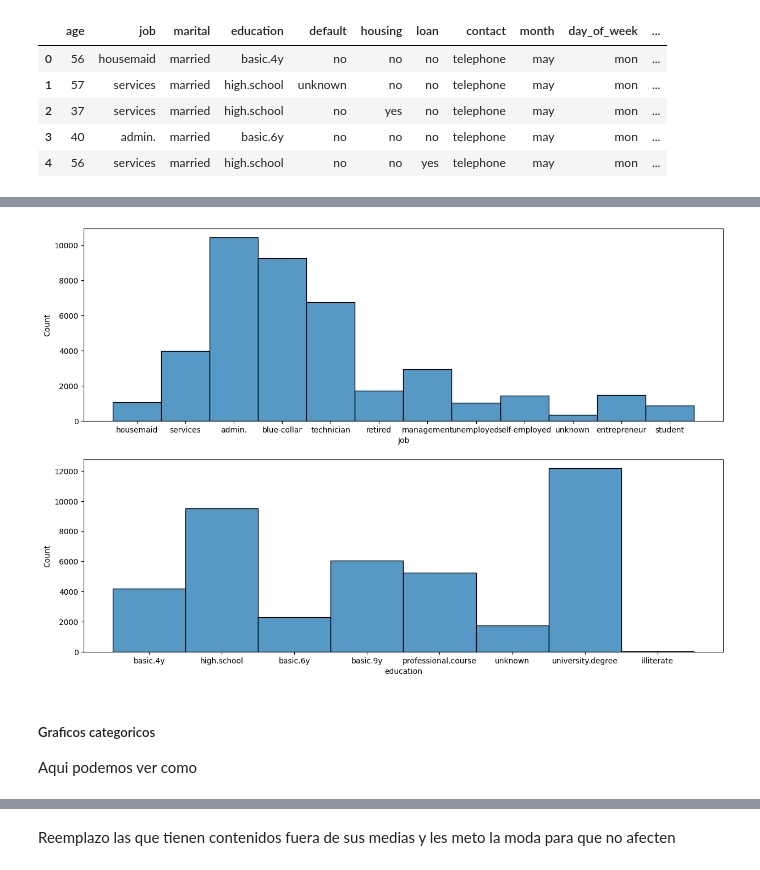
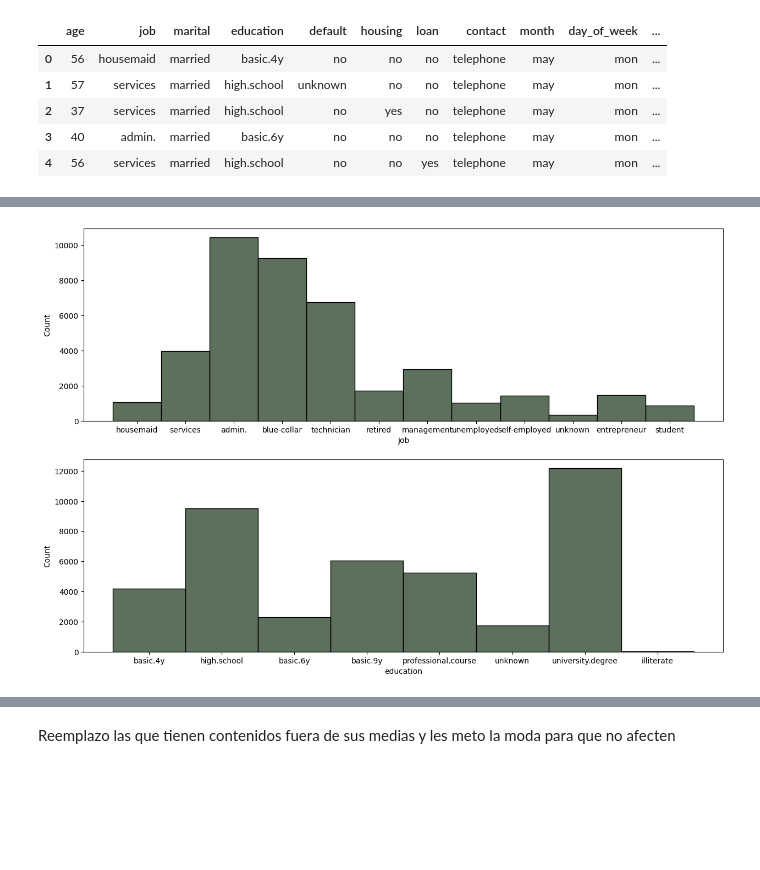
Before and after one commit to milser/Logistic-Regression-Project-Tutorial, a Jupyter notebook: src/explore.ipynb, the cells around one changed output, grey strips where cells are left out. Cells and saved outputs as stored; diff of their text form; code cells hidden in the pictures; blank space fills up the shorter version.

```diff
--- a/src/explore.ipynb
+++ b/src/explore.ipynb
@@ -50,0 +5,4 @@ clean_data.shape
+# %%
+#!pip install edastatmil_milser
+!pip install --upgrade edastatmil_milser
+color = "#254025"
@@ -50,0 +11,5 @@ clean_data.shape
+# %%
+from edastatmil_milser import edas_tatmil as EDA
+
+total_data_raw = EDA.pd.read_csv('../data/raw/bank-marketing-campaign-data.csv', delimiter=';')
+total_data_raw.head(10)
@@ -97,6 +96,5 @@ No hay valores nulos, por lo que no desechamos ninguna fila por este motivo.
 # %%
-#clean_data.drop("host_id", axis = 1).duplicated().sum()
-
+clean_data = total_data_raw.copy()
 clean_data.drop(["pdays","poutcome"], axis = 1, inplace = True)
 clean_data.head()
 #clean_data['education'].value_counts()
@@ -175,17 +136,11 @@ plt.show()
 # %%
-import matplotlib.pyplot as plt
-import seaborn as sns
 
-fig, axis = plt.subplots(2,1, figsize = (15, 10))
+fig, axis = EDA.plt.subplots(2,1, figsize = (15, 10))
 
-sns.histplot(clean_data, x = "job", ax = axis[0])
-sns.histplot(clean_data, x = "education", ax = axis[1])
+EDA.sns.histplot(clean_data, x = "job", ax = axis[0],color= color)
+EDA.sns.histplot(clean_data, x = "education", ax = axis[1],color= color)
 
 
-plt.show()
+EDA.plt.show()
 # %% [output]
-[figure, old version]
+[figure, new version]
-# %% [markdown]
-##### Graficos categoricos
-
-Aqui podemos ver como
```
Also changed, not shown: parts of 73 cells of this notebook, 16 other files.
